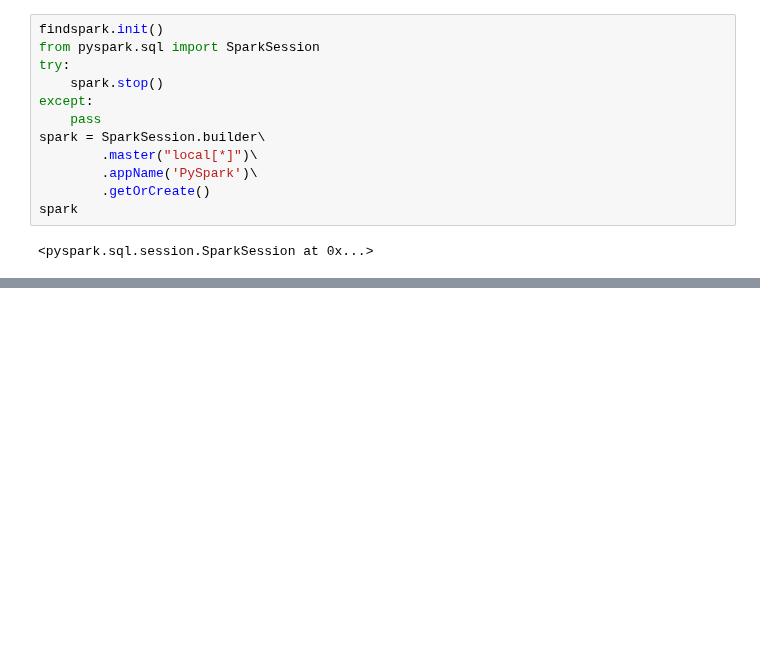
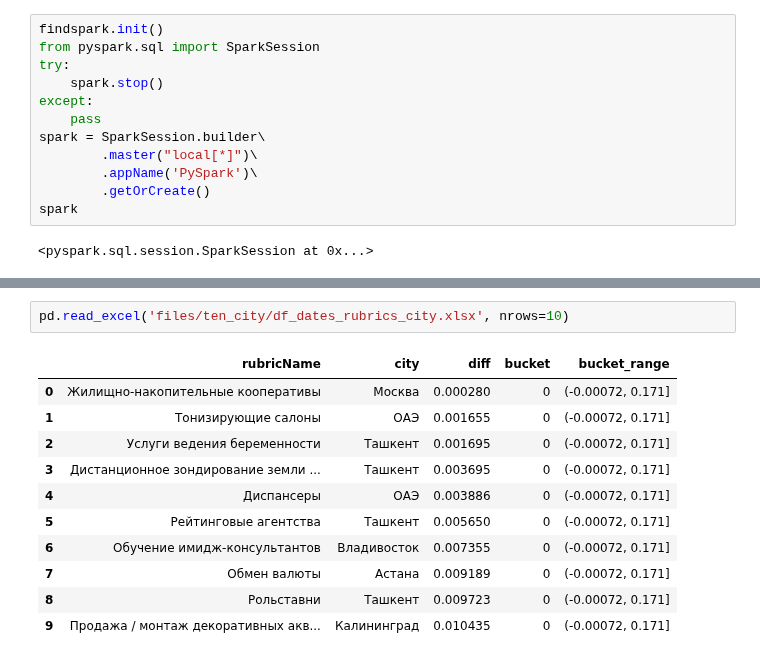
Before and after one commit to mamedovramil/Geoservice-data-analysis, a Jupyter notebook: run.ipynb, the cells around one changed output, grey strips where cells are left out. Drawn from its saved outputs; the diff is of its cells as text; blank space fills up the shorter version.

```diff
--- a/run.ipynb
+++ b/run.ipynb
@@ -18,0 +169,14 @@ spark
+# %%
+pd.read_excel('files/ten_city/df_dates_rubrics_city.xlsx', nrows=10)
+# %% [output]
+|  | rubricName | city | diff | bucket | bucket_range |
+| 0 | Жилищно-накопительные кооперативы | Москва | 0.000280 | 0 | (-0.00072, 0.171] |
+| 1 | Тонизирующие салоны | ОАЭ | 0.001655 | 0 | (-0.00072, 0.171] |
+| 2 | Услуги ведения беременности | Ташкент | 0.001695 | 0 | (-0.00072, 0.171] |
+| 3 | Дистанционное зондирование земли ... | Ташкент | 0.003695 | 0 | (-0.00072, 0.171] |
+| 4 | Диспансеры | ОАЭ | 0.003886 | 0 | (-0.00072, 0.171] |
+| 5 | Рейтинговые агентства | Ташкент | 0.005650 | 0 | (-0.00072, 0.171] |
+| 6 | Обучение имидж-консультантов | Владивосток | 0.007355 | 0 | (-0.00072, 0.171] |
+| 7 | Обмен валюты | Астана | 0.009189 | 0 | (-0.00072, 0.171] |
+| 8 | Рольставни | Ташкент | 0.009723 | 0 | (-0.00072, 0.171] |
+| 9 | Продажа / монтаж декоративных акв... | Калининград | 0.010435 | 0 | (-0.00072, 0.171] |
```
Also changed, not shown: parts of 13 cells of this notebook.
